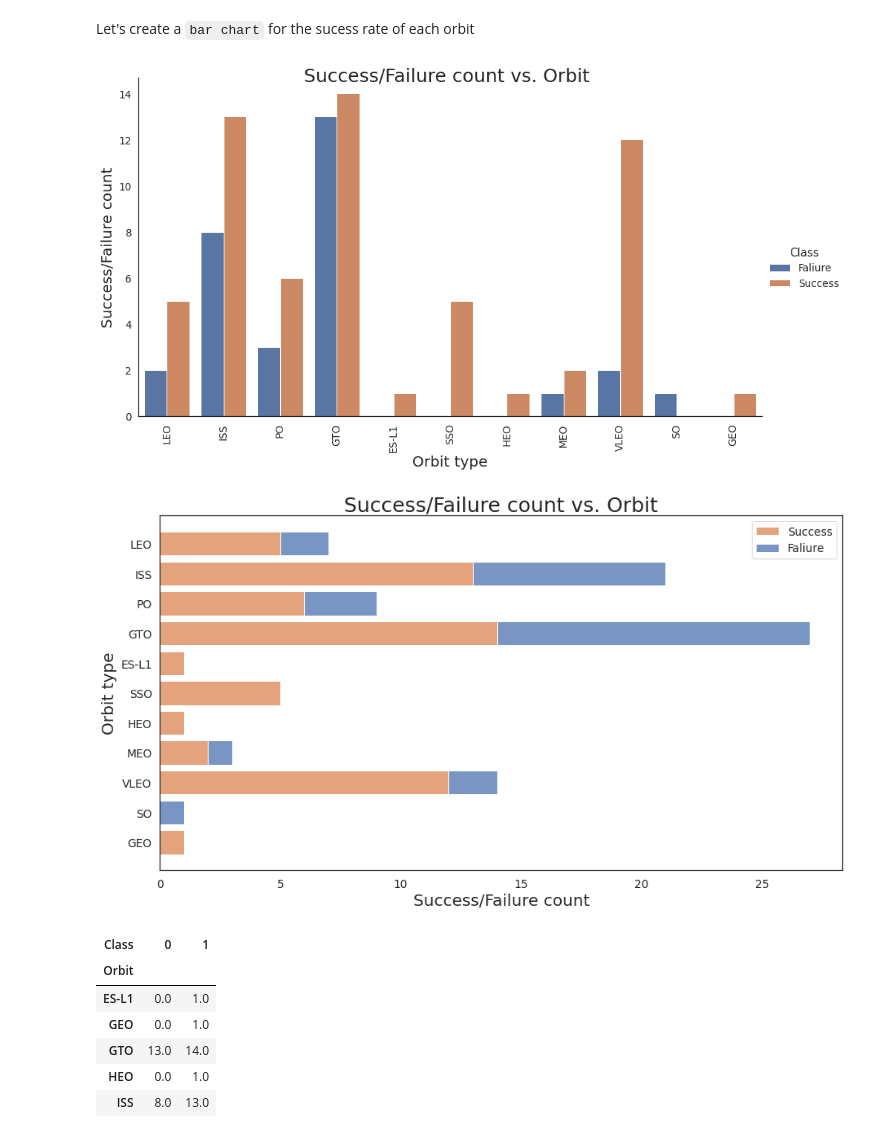
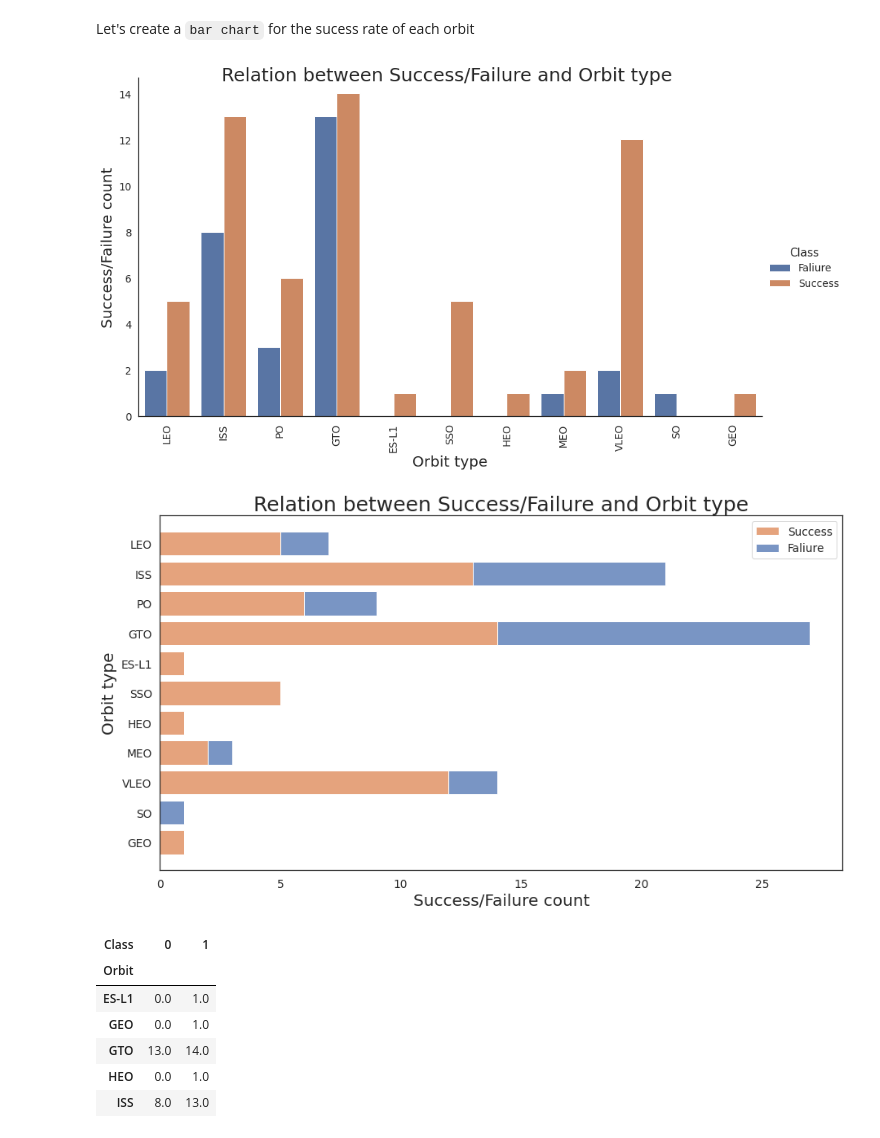
Before and after one commit to ljszatkowski/Applied-Data-Science-Capstone---Coursera, a Jupyter notebook: 05_EDA_with_Data_Visualization.ipynb, the cells around one changed output. Cells and saved outputs as stored; diff of their text form; code cells hidden in the pictures.

```diff
--- a/05_EDA_with_Data_Visualization.ipynb
+++ b/05_EDA_with_Data_Visualization.ipynb
@@ -173,39 +173,39 @@ for axes in p4.axes.flat:
 for t, l in zip(p4._legend.texts, ['Faliure', 'Success']):
     t.set_text(l)
 
-plt.suptitle('Success/Failure count vs. Orbit', fontsize=25)
+plt.suptitle('Relation between Success/Failure and Orbit type', fontsize=25)
 plt.xlabel("Orbit type",fontsize=20)
 plt.ylabel("Success/Failure count",fontsize=20)
 plt.gcf().set_size_inches(15, 8)
 plt.show()
 plt.close()
 # %% [output]
-[figure, old version]
+[figure, new version]
 # %%
 df.groupby('Orbit')['Outcome']
 
 plt.figure(figsize=(15, 8))
 sns.set(font_scale = 1.25)
 sns.set_style("white")
 p5 = sns.histplot(
     df,
     y='Orbit',
     # Use the value variable here to turn histogram counts into weighted
     # values.
     hue='Class',
     multiple='stack',
     # Shrink the bars a bit so they don't touch.
     shrink=0.8
 
 )
 p5.legend(('Success', 'Faliure'))
-p5.set_title('Success/Failure count vs. Orbit', fontsize=25)
+p5.set_title('Relation between Success/Failure and Orbit type', fontsize=25)
 plt.ylabel("Orbit type",fontsize=20)
 plt.xlabel("Success/Failure count",fontsize=20)
 plt.show()
 plt.close()
 # %% [output]
-[figure, old version]
+[figure, new version]
 # %%
 groups= df.groupby(['Orbit', 'Class']).size().unstack()
 groups.replace(np.nan, 0, inplace=True)
```
Also changed, not shown: parts of 8 cells of this notebook.
